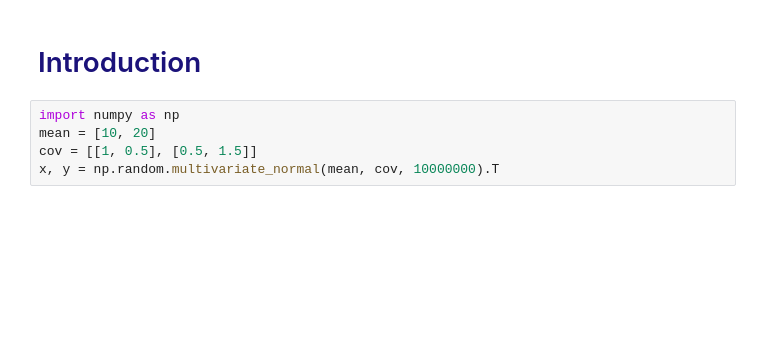
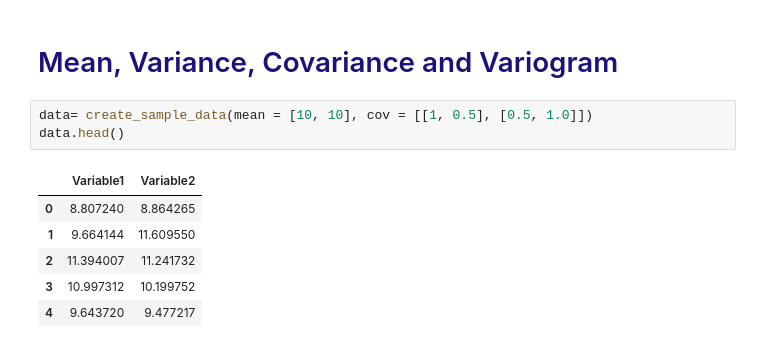
Before and after one commit to MHadavand/Lessons, a Jupyter notebook: Geostat/VariogramAndCovariance.ipynb, the cells around one changed output. Saved outputs shown, nothing was run; the diff lists cells and outputs as text; blank space fills up the shorter version.

Commit message:
A new notebook for relationship between variogram and covariance

```diff
--- a/Geostat/VariogramAndCovariance.ipynb
+++ b/Geostat/VariogramAndCovariance.ipynb
@@ -1,9 +71,14 @@
 # %% [markdown]
 <h1 style='color:#1B127A;'>
-Introduction
+Mean, Variance, Covariance and Variogram
 </h1>
 # %%
-import numpy as np
-mean = [10, 20]
-cov = [[1, 0.5], [0.5, 1.5]]
-x, y = np.random.multivariate_normal(mean, cov, 10000000).T
+data= create_sample_data(mean = [10, 10], cov = [[1, 0.5], [0.5, 1.0]])
+data.head()
+# %% [output]
+|  | Variable1 | Variable2 |
+| 0 | 8.807240 | 8.864265 |
+| 1 | 9.664144 | 11.609550 |
+| 2 | 11.394007 | 11.241732 |
+| 3 | 10.997312 | 10.199752 |
+| 4 | 9.643720 | 9.477217 |
```
Also changed, not shown: parts of 14 cells of this notebook.
